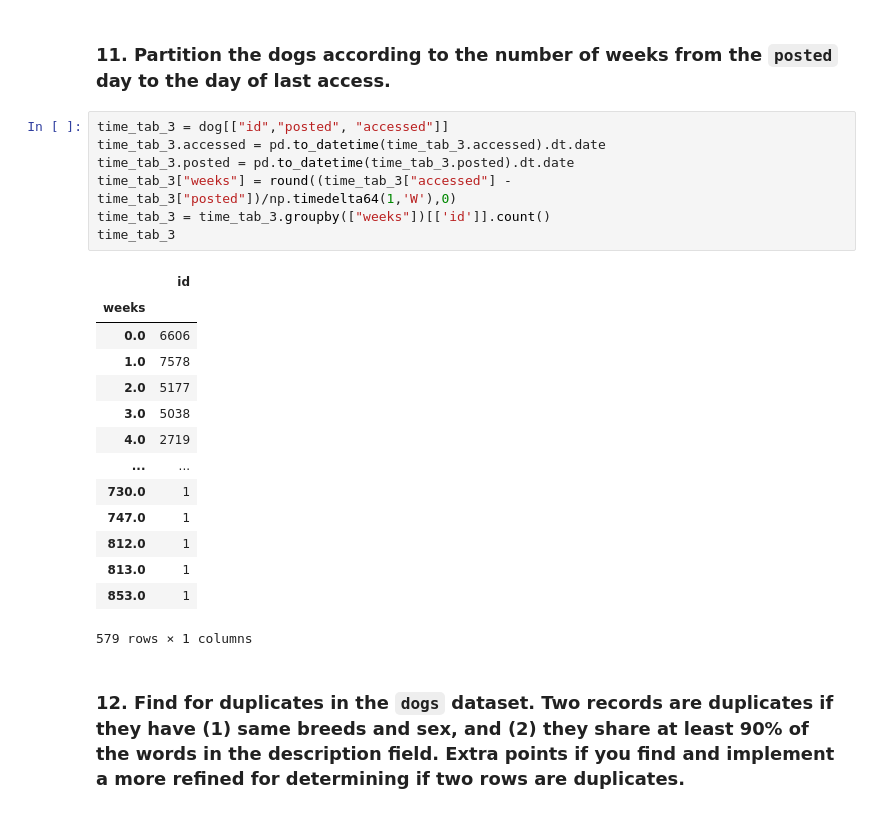
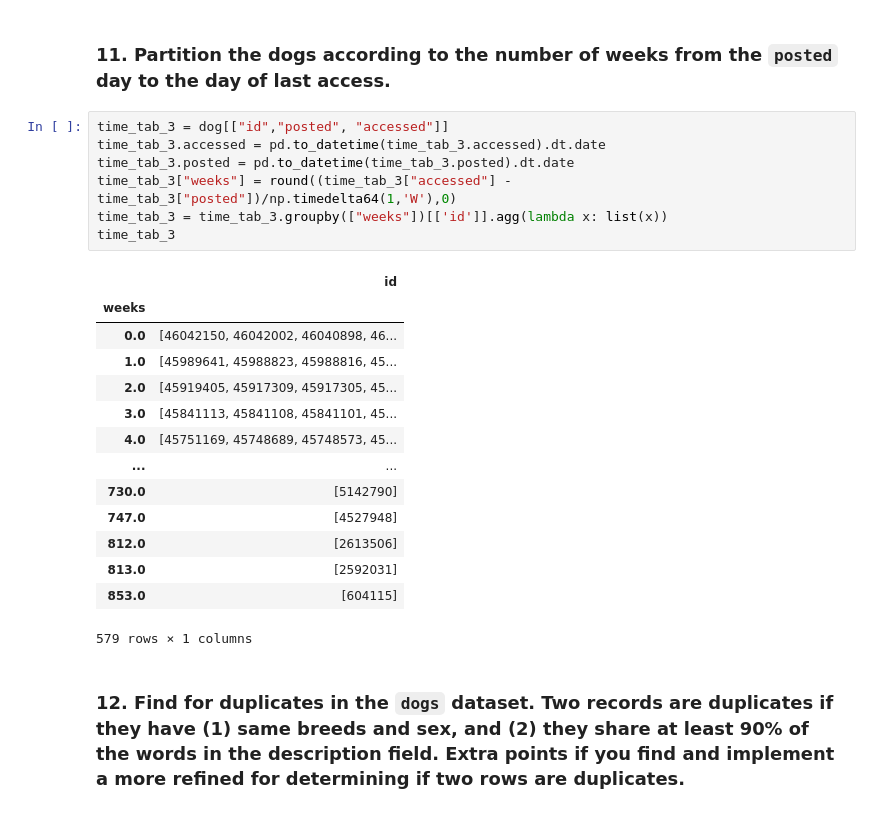
Before and after one commit to CoroTheBoss/CS-project, a Jupyter notebook: notebook.ipynb, the cells around one changed output. Drawn from its saved outputs; the diff is of its cells as text.

```diff
--- a/notebook.ipynb
+++ b/notebook.ipynb
@@ -281,24 +281,24 @@ time_tab_2
 # %%
 time_tab_3 = dog[["id","posted", "accessed"]]
 time_tab_3.accessed = pd.to_datetime(time_tab_3.accessed).dt.date
 time_tab_3.posted = pd.to_datetime(time_tab_3.posted).dt.date
 time_tab_3["weeks"] = round((time_tab_3["accessed"] - time_tab_3["posted"])/np.timedelta64(1,'W'),0)
-time_tab_3 = time_tab_3.groupby(["weeks"])[['id']].count()
+time_tab_3 = time_tab_3.groupby(["weeks"])[['id']].agg(lambda x: list(x))
 time_tab_3
 # %% [output]
 |  | id |
 | weeks |  |
-| 0.0 | 6606 |
-| 1.0 | 7578 |
-| 2.0 | 5177 |
-| 3.0 | 5038 |
-| 4.0 | 2719 |
+| 0.0 | [46042150, 46042002, 46040898, 46... |
+| 1.0 | [45989641, 45988823, 45988816, 45... |
+| 2.0 | [45919405, 45917309, 45917305, 45... |
+| 3.0 | [45841113, 45841108, 45841101, 45... |
+| 4.0 | [45751169, 45748689, 45748573, 45... |
 | ... | ... |
-| 730.0 | 1 |
-| 747.0 | 1 |
-| 812.0 | 1 |
-| 813.0 | 1 |
-| 853.0 | 1 |
+| 730.0 | [5142790] |
+| 747.0 | [4527948] |
+| 812.0 | [2613506] |
+| 813.0 | [2592031] |
+| 853.0 | [604115] |
 579 rows × 1 columns
 # %% [markdown]
 ### 12. Find for duplicates in the `dogs` dataset. Two records are duplicates if they have (1) same breeds and sex, and (2) they share at least 90% of the words in the description field. Extra points if you find and implement a more refined for determining if two rows are duplicates.
```
Also changed, not shown: parts of 2 cells of this notebook.
